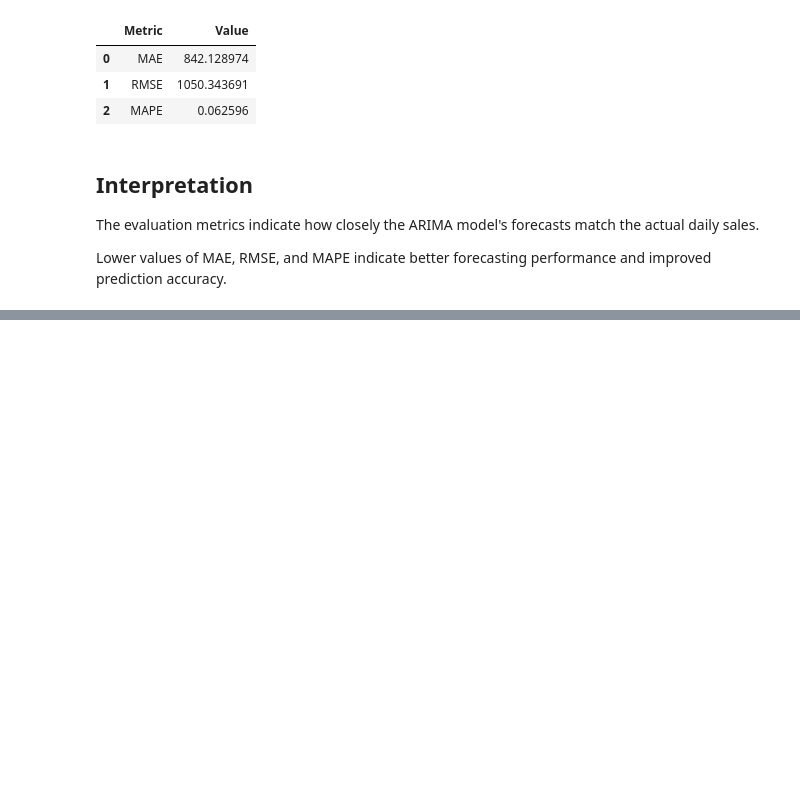
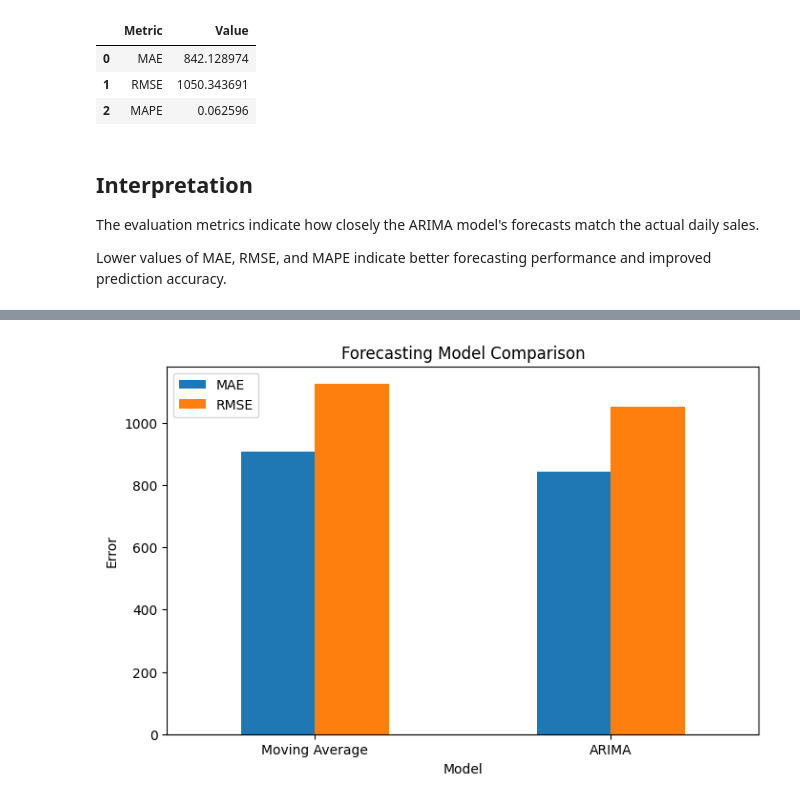
Before and after one commit to Adithyan-7/supply-chain-demand-forecasting, a Jupyter notebook: notebooks/04_demand_forecasting.ipynb, the cells around one changed output, grey strips where cells are left out. Saved outputs shown, nothing was run; the diff lists cells and outputs as text; code cells hidden in the pictures; blank space fills up the shorter version.

Commit message:
docs: compare forecasting models and finalize demand forecasting notebook

```diff
--- a/notebooks/04_demand_forecasting.ipynb
+++ b/notebooks/04_demand_forecasting.ipynb
@@ -448,0 +455,8 @@ Lower values of MAE, RMSE, and MAPE indicate better forecasting performance and
+# %%
+comparison = pd.DataFrame({
+    "Model": ["Moving Average", "ARIMA"],
+    "MAE": [mae, arima_mae],
+    "RMSE": [rmse, arima_rmse],
+    "MAPE": [mape, arima_mape]})
+
+comparison
@@ -448,0 +481,14 @@ Lower values of MAE, RMSE, and MAPE indicate better forecasting performance and
+# %%
+comparison.set_index("Model")[["MAE", "RMSE"]].plot(
+    kind="bar",
+    figsize=(8,5))
+
+plt.title("Forecasting Model Comparison")
+plt.xlabel("Model")
+plt.ylabel("Error")
+
+plt.xticks(rotation=0)
+
+plt.show()
+# %% [output]
+[figure, added]
```
Also changed, not shown: parts of 7 cells of this notebook.
